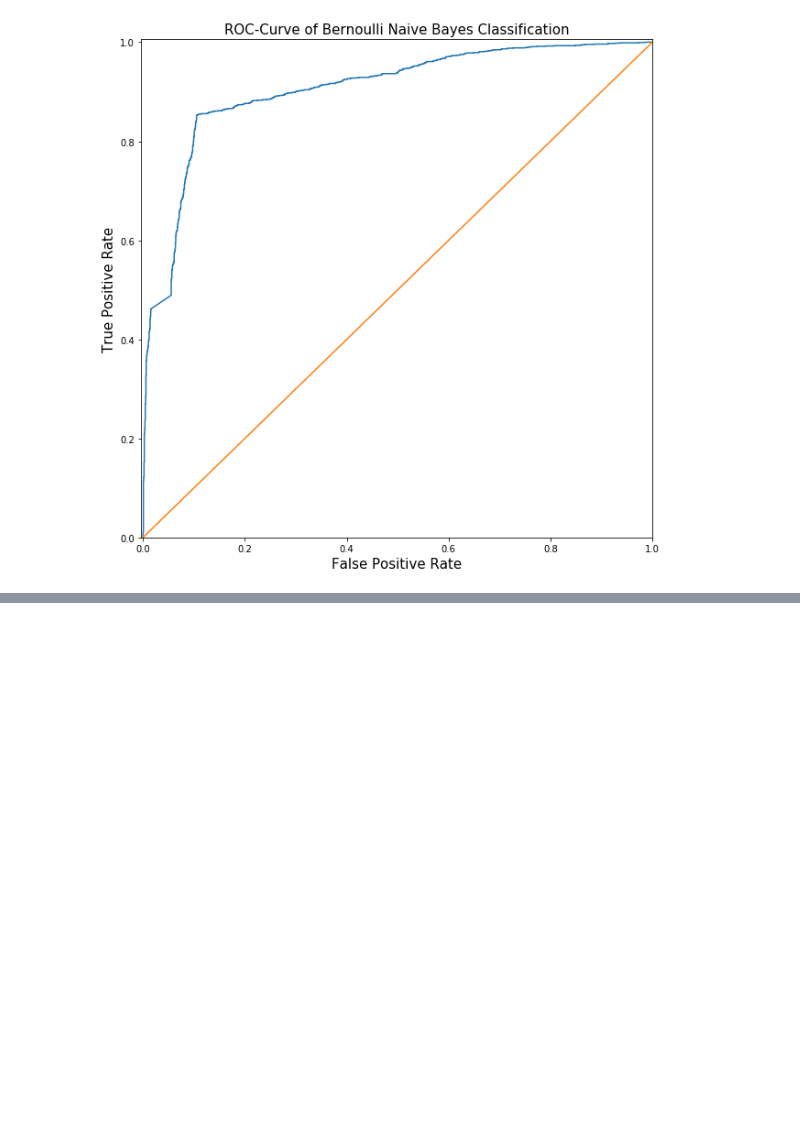
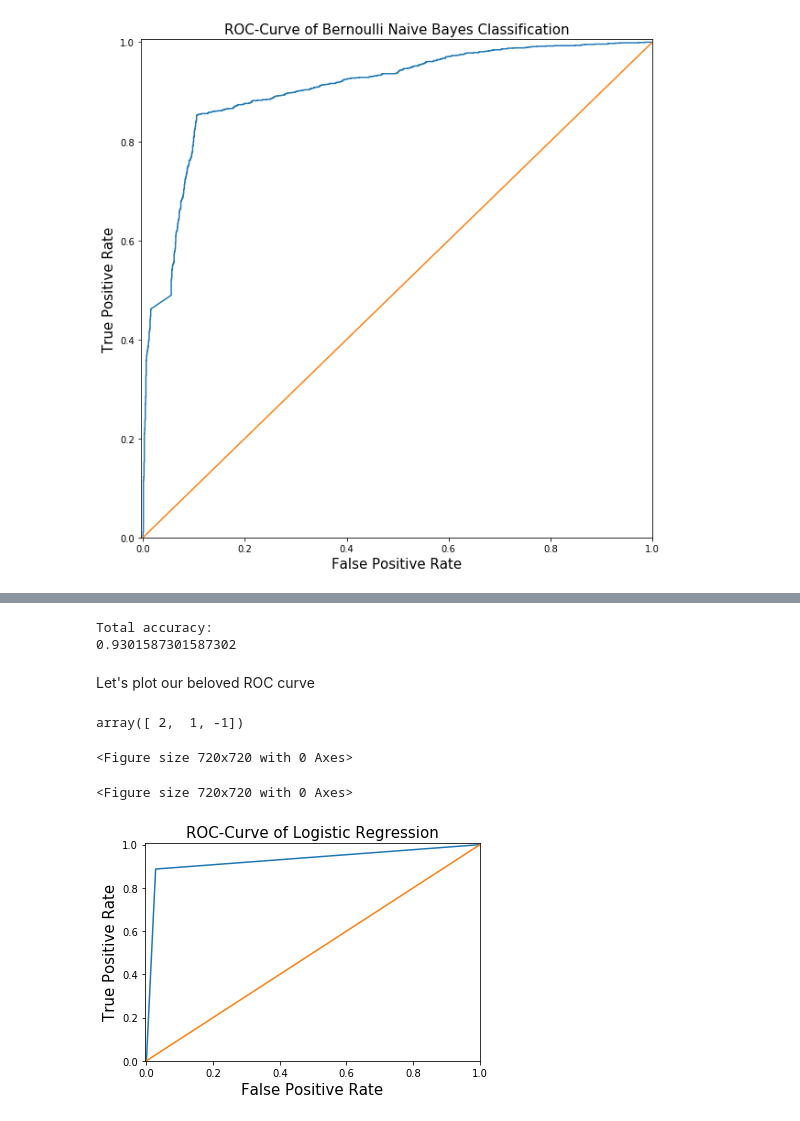
Before and after one commit to dkedar7/Classification-on-textual-data, a Jupyter notebook: Part_4.ipynb, the cells around one changed output, grey strips where cells are left out. Saved outputs shown, nothing was run; the diff lists cells and outputs as text; code cells hidden in the pictures; blank space fills up the shorter version.

```diff
--- a/Part_4.ipynb
+++ b/Part_4.ipynb
@@ -319,0 +339,2 @@ plt.show()
+# %%
+classifier_LR.fit(LSI_train_SVD, classification_train)
@@ -319,0 +348,2 @@ plt.show()
+# %%
+predicted_class_LR = classifier_LR.predict(LSI_test_SVD)
@@ -319,0 +360,3 @@ plt.show()
+# %%
+actual_class_LR = classification_test
+len(actual_class_LR)
@@ -319,0 +423,30 @@ plt.show()
+# %%
+print('Total accuracy: ')
+print(np.mean(actual_class_LR == predicted_class_LR))
+# %% [output]
+Total accuracy:
+0.9301587301587302
+# %% [markdown]
+Let's plot our beloved ROC curve
+# %%
+fpr, tpr, threshold = roc_curve(actual_class_LR, predicted_class_LR)
+# %%
+threshold
+# %% [output]
+array([ 2,  1, -1])
+# %%
+line=[0,1]
+plt.figure(figsize=(10,10))
+# %% [output]
+<Figure size 720x720 with 0 Axes>
+<Figure size 720x720 with 0 Axes>
+# %%
+plt.plot(fpr,tpr)
+plt.plot([0,1],[0,1])
+plt.ylabel('True Positive Rate',fontsize=15)
+plt.xlabel('False Positive Rate',fontsize=15)
+plt.title('ROC-Curve of Logistic Regression',fontsize=15)
+plt.axis([-0.004,1,0,1.006])
+plt.show()
+# %% [output]
+[figure, added]
```
Also changed, not shown: parts of 30 cells of this notebook.
